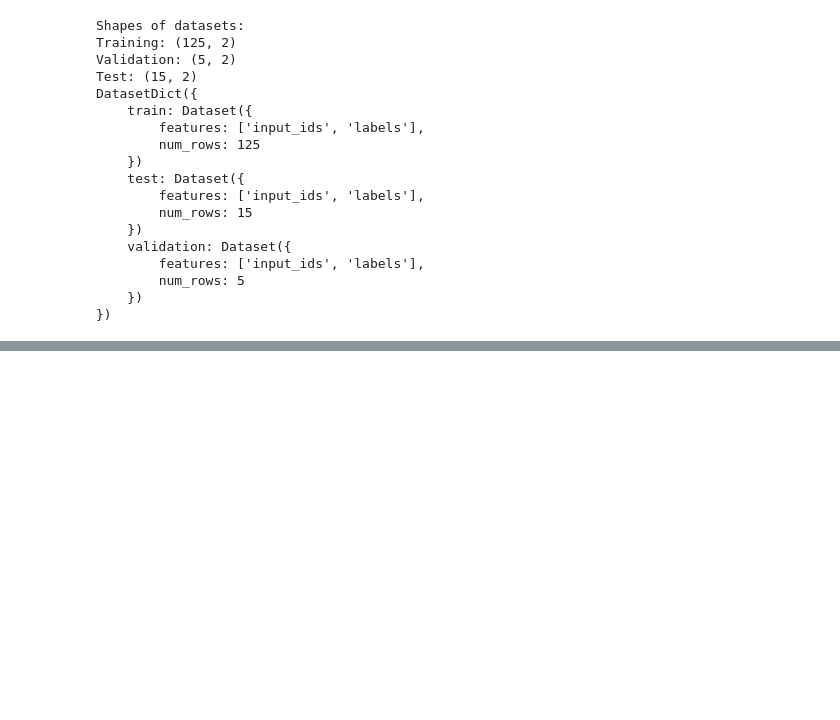
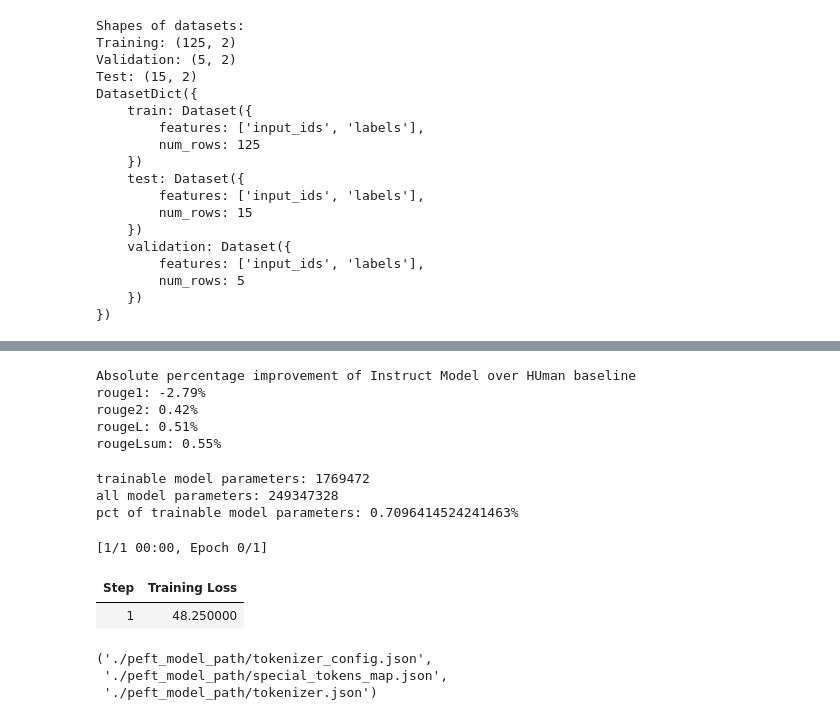
Before and after one commit to sayanbanerjee32/coursera-gen-ai-course-labs, a Jupyter notebook: coursera_gen_ai_course_lab_week2.ipynb, the cells around one changed output, grey strips where cells are left out. Drawn from its saved outputs; the diff is of its cells as text; code cells hidden in the pictures; blank space fills up the shorter version.

```diff
--- a/coursera_gen_ai_course_lab_week2.ipynb
+++ b/coursera_gen_ai_course_lab_week2.ipynb
@@ -172,0 +324,57 @@ trainer.train()
+# %%
+print("Absolute percentage improvement of Instruct Model over HUman baseline")
+improvemnet = (np.array(list(instruct_model_results.values())) - np.array(list(original_model_results.values())))
+for key, value in zip(instruct_model_results.keys(), improvemnet):
+    print(f'{key}: {value*100:.2f}%')
+# %% [output]
+Absolute percentage improvement of Instruct Model over HUman baseline
+rouge1: -2.79%
+rouge2: 0.42%
+rougeL: 0.51%
+rougeLsum: 0.55%
+# %%
+from peft import LoraConfig, get_peft_model, TaskType
+
+lora_config = LoraConfig(
+    r = 32,
+    lora_alpha=32,
+    target_modules=["q","w"],
+    lora_dropout=0.05,
+    bias="none",
+    task_type = TaskType.SEQ_2_SEQ_LM # FLAN-T5
+)
+# %%
+peft_model = get_peft_model(original_model, lora_config)
+print(print_number_of_trainable_model_parameters(peft_model))
+# %% [output]
+trainable model parameters: 1769472
+all model parameters: 249347328
+pct of trainable model parameters: 0.7096414524241463%
+# %%
+output_dir = f'./peft-dialogue-summary-training-{str(int(time.time()))}'
+peft_training_args = TrainingArguments(
+    output_dir = output_dir,
+    auto_find_batch_size = True,
+    learning_rate = 1e-3,
+    num_train_epochs = 1,
+    logging_steps =1,
+    max_steps = 1
+)
+peft_trainer = Trainer(
+    model = peft_model,
+    args = peft_training_args,
+    train_dataset=tokenized_datasets['train'],
+)
+# %%
+peft_trainer.train()
+
+peft_model_path = "./peft_model_path"
+peft_trainer.model.save_pretrained(peft_model_path)
+tokenizer.save_pretrained(peft_model_path)
+# %% [output]
+[1/1 00:00, Epoch 0/1]
+| Step | Training Loss |
+| 1 | 48.250000 |
+('./peft_model_path/tokenizer_config.json',
+ './peft_model_path/special_tokens_map.json',
+ './peft_model_path/tokenizer.json')
```
Also changed, not shown: parts of 18 cells of this notebook.
